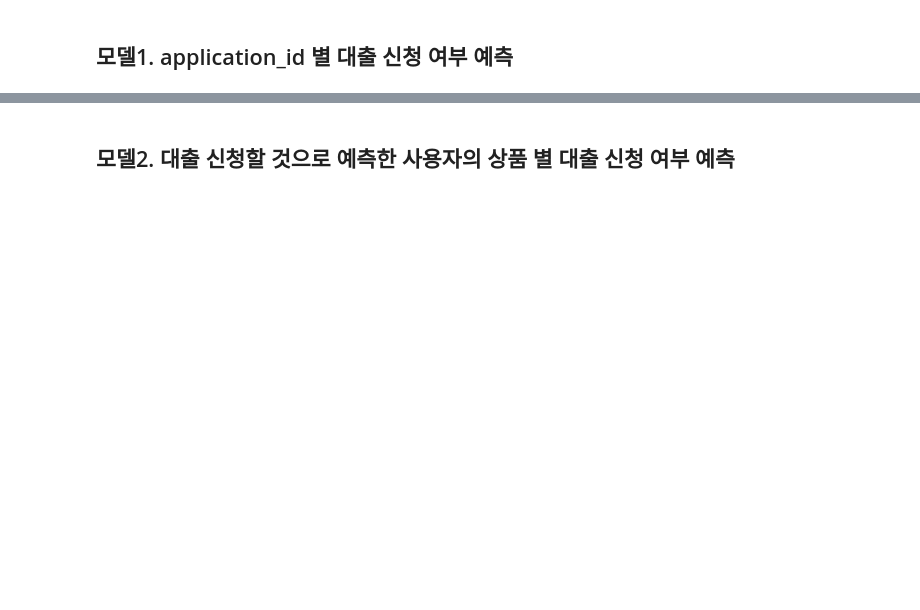
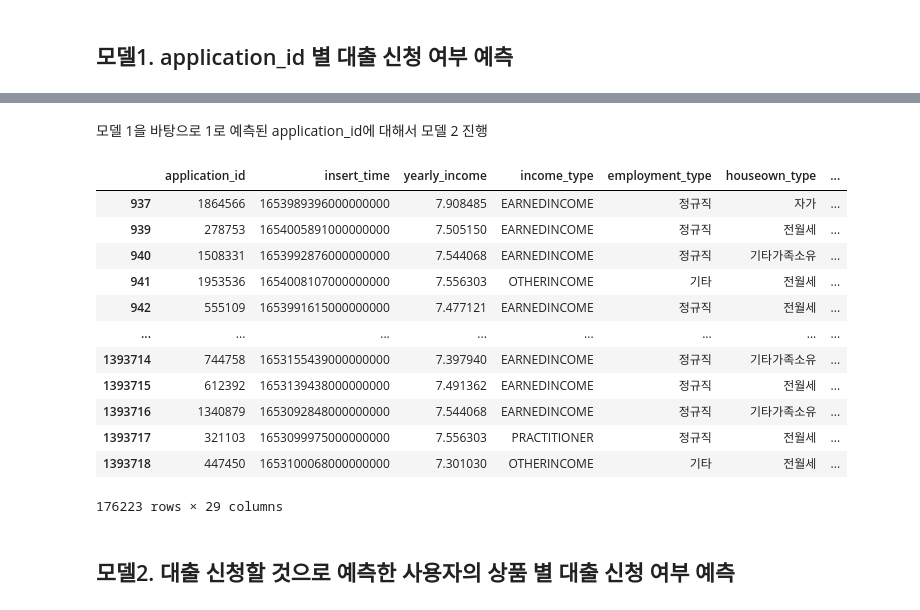
Before and after one commit to lsj7087/22.09_BigContest, a Jupyter notebook: BigContest_Futures_Finda_개짖는소리.ipynb, the cells around one changed output, grey strips where cells are left out. Saved outputs shown, nothing was run; the diff lists cells and outputs as text; code cells hidden in the pictures; blank space fills up the shorter version.

```diff
--- a/BigContest_Futures_Finda_개짖는소리.ipynb
+++ b/BigContest_Futures_Finda_개짖는소리.ipynb
@@ -1228,2 +1293,2 @@ y_train.mean()
 # %%
-mypredictions = cat_0.predict(x_valid)
+mypredictions_proba = cat_0.predict_proba(x_valid.drop(["application_id","is_applied"],axis=1))
@@ -1361,3 +1397,24 @@ user_spec[user_spec["user_id"]==400024]
+# %%
+x_valid["model1_pred"] = mypredictions_020
+# %% [markdown]
+모델 1을 바탕으로 1로 예측된 application_id에 대해서 모델 2 진행
+# %%
+x_valid2 = x_valid[x_valid["model1_pred"] == 1].copy()
+x_valid2
+# %% [output]
+|  | application_id | insert_time | yearly_income | income_type | employment_type | houseown_type | ... |
+| 937 | 1864566 | 1653989396000000000 | 7.908485 | EARNEDINCOME | 정규직 | 자가 | ... |
+| 939 | 278753 | 1654005891000000000 | 7.505150 | EARNEDINCOME | 정규직 | 전월세 | ... |
+| 940 | 1508331 | 1653992876000000000 | 7.544068 | EARNEDINCOME | 정규직 | 기타가족소유 | ... |
+| 941 | 1953536 | 1654008107000000000 | 7.556303 | OTHERINCOME | 기타 | 전월세 | ... |
+| 942 | 555109 | 1653991615000000000 | 7.477121 | EARNEDINCOME | 정규직 | 전월세 | ... |
+| ... | ... | ... | ... | ... | ... | ... | ... |
+| 1393714 | 744758 | 1653155439000000000 | 7.397940 | EARNEDINCOME | 정규직 | 기타가족소유 | ... |
+| 1393715 | 612392 | 1653139438000000000 | 7.491362 | EARNEDINCOME | 정규직 | 전월세 | ... |
+| 1393716 | 1340879 | 1653092848000000000 | 7.544068 | EARNEDINCOME | 정규직 | 기타가족소유 | ... |
+| 1393717 | 321103 | 1653099975000000000 | 7.556303 | PRACTITIONER | 정규직 | 전월세 | ... |
+| 1393718 | 447450 | 1653100068000000000 | 7.301030 | OTHERINCOME | 기타 | 전월세 | ... |
+176223 rows × 29 columns
 # %% [markdown]
 ## 모델2. 대출 신청할 것으로 예측한 사용자의 상품 별 대출 신청 여부 예측
 # %%
```
Also changed, not shown: parts of 103 cells of this notebook, 1 other file.
